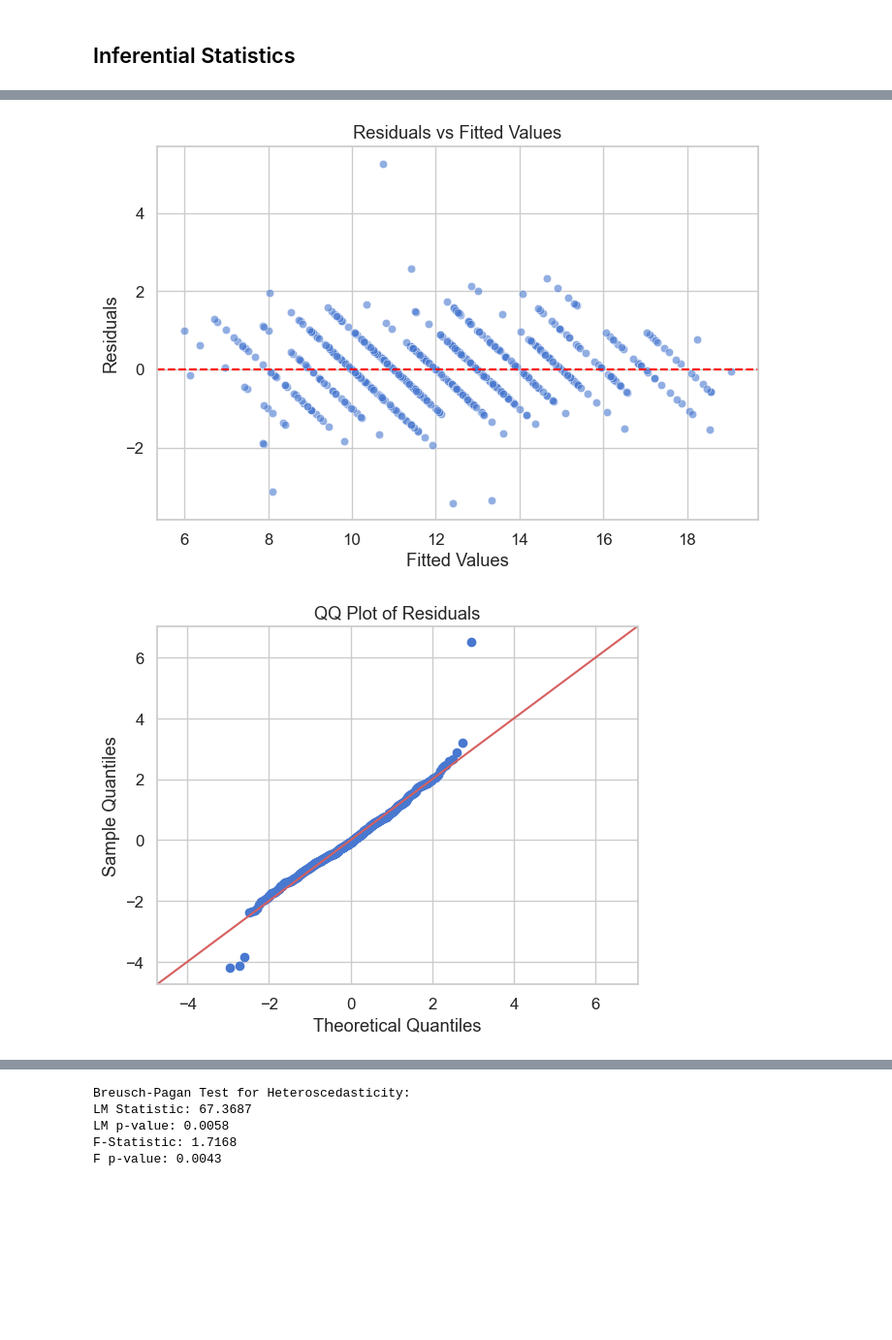
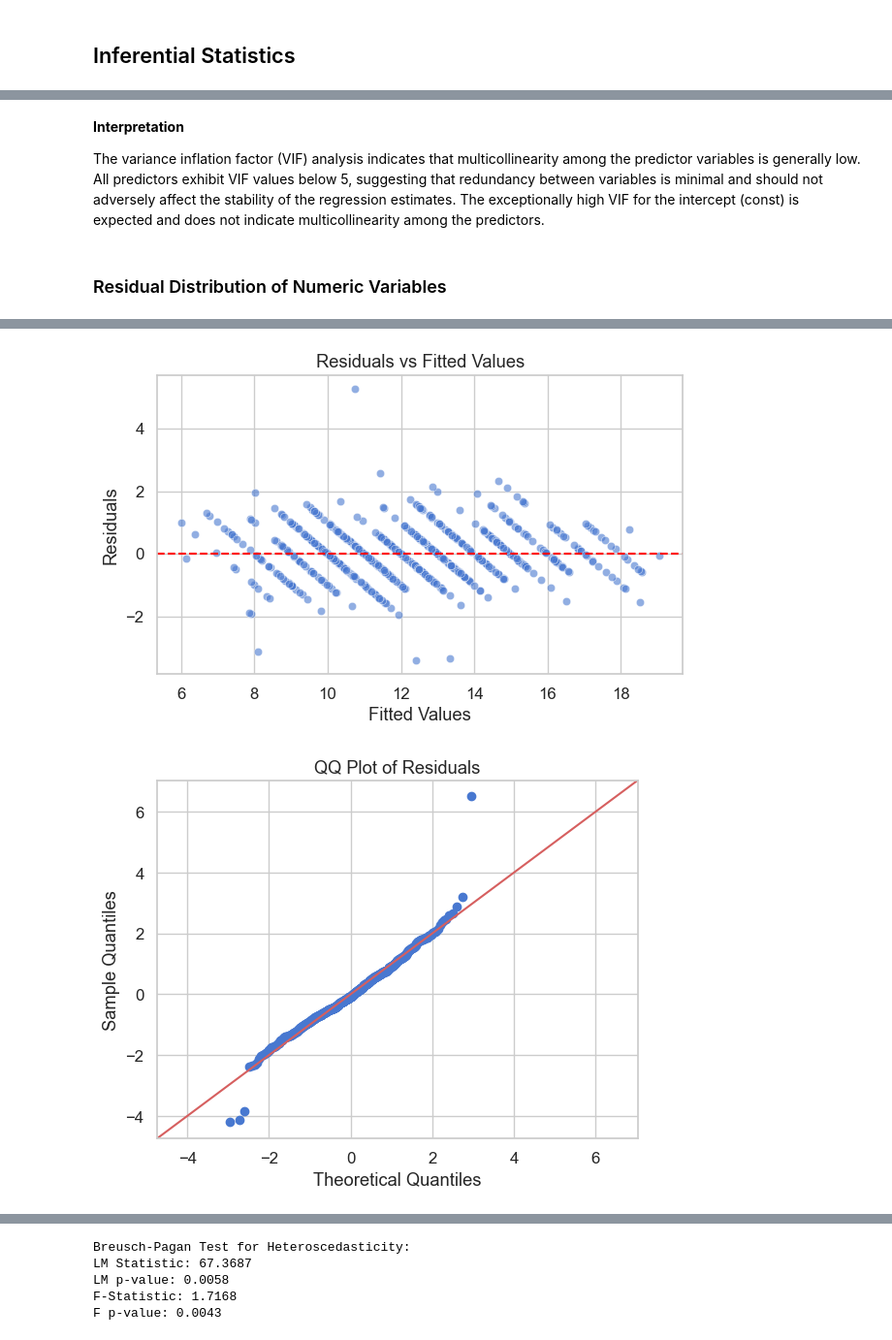
Before and after one commit to seanmcgowanx/aai-500-final-project-team-5, a Jupyter notebook: notebooks/main.ipynb, the cells around one changed output, grey strips where cells are left out. Shown at 97% size. Saved outputs shown, nothing was run; the diff lists cells and outputs as text; code cells hidden in the pictures; blank space fills up the shorter version.

```diff
--- a/notebooks/main.ipynb
+++ b/notebooks/main.ipynb
@@ -771,15 +790,0 @@ display(vif_data.sort_values(by="VIF", ascending=False))
-# %%
-# ------------------ 3. Recompute VIF for All Predictors with One-hot Encoded Multi-category Predictors ------------------
-
-# X = predictors only (after one-hot encoding)
-X = df_encoded.drop(columns=['G3'])
-X = sm.add_constant(X)  # add intercept
-
-# Compute VIF
-vif_data = pd.DataFrame()
-vif_data["Variable"] = X.columns
-vif_data["VIF"] = [variance_inflation_factor(X.values, i) for i in range(X.shape[1])]
-
-# Sort descending for readability
-vif_data = vif_data.sort_values(by="VIF", ascending=False).reset_index(drop=True)
-display(vif_data)
@@ -804,5 +791,11 @@ display(vif_data)
+# %% [markdown]
+**Interpretation**
+
+The variance inflation factor (VIF) analysis indicates that multicollinearity among the predictor variables is generally low. All predictors exhibit VIF values below 5, suggesting that redundancy between variables is minimal and should not adversely affect the stability of the regression estimates. The exceptionally high VIF for the intercept (const) is expected and does not indicate multicollinearity among the predictors.
+# %% [markdown]
+### Residual Distribution of Numeric Variables
 # %%
-# ------------------ 4. Fit Preliminary OLS Model to Check Residuals ------------------
+# ------------------ Fit Preliminary OLS Model to Check Residuals ------------------
 
 # Predictors (with one-hot encoding) and target
 X = df_encoded.drop(columns=['G3'])
@@ -816,63 +809,32 @@ prelim_model = sm.OLS(y, X.loc[y.index]).fit()  # align indices since using outl
 residuals = prelim_model.resid
 fitted = prelim_model.fittedvalues
 
-# Significant predictors at alpha = 0.05
-significant_vars = prelim_model.pvalues[prelim_model.pvalues < 0.05]
-print("Significant variables (p < 0.05):")
-print(significant_vars)
-
-# Optional: confidence intervals
-conf_int = prelim_model.conf_int()
-print("\nConfidence intervals:")
-print(conf_int.loc[significant_vars.index])
-
 # Summary
 print(prelim_model.summary())
 
-# ---------------- Residual Plots ----------------
+# Residual Plots
 
-plt.figure(figsize=(8,5))
+plt.figure(figsize=(7,4))
 sns.scatterplot(x=fitted, y=residuals, alpha=0.6)
 plt.axhline(0, color='red', linestyle='--')
 plt.xlabel("Fitted Values")
 plt.ylabel("Residuals")
 plt.title("Residuals vs Fitted Values")
+plt.savefig("../visualizations/residuals_vs_fitted.png", dpi=300, bbox_inches='tight')
 plt.show()
 
 # QQ Plot of residuals
 sm.qqplot(residuals, line='45', fit=True)
 plt.title("QQ Plot of Residuals")
+plt.savefig("../visualizations/qqplot_residuals.png", dpi=300, bbox_inches='tight')
 plt.show()
 
 # Histogram of residuals
-plt.figure(figsize=(8,5))
+plt.figure(figsize=(6,4))
 sns.histplot(residuals, kde=True, color='purple', bins=15)
+plt.xlabel("Residuals")
+plt.ylabel("Count")
 plt.title("Residual Distribution")
+plt.savefig("../visualizations/residuals_distribution.png", dpi=300, bbox_inches='tight')
 plt.show()
-
-# --------- Residuals vs Predictors Plots ---------
-
-# Combine numeric (excluding target) and ordinal predictors
-predictors_to_check = [col for col in numeric_vars if col != 'G3'] + ord_vars
-
-n_preds = len(predictors_to_check)
-n_cols = 3
-n_rows = int(np.ceil(n_preds / n_cols))
-
-plt.figure(figsize=(n_cols*5, n_rows*4))
-
-for i, col in enumerate(predictors_to_check):
-    plt.subplot(n_rows, n_cols, i+1)
-
-    # For ordinal predictors, jitter slightly for visibility
-    x = df_encoded[col] if col in numeric_vars else df_encoded[col] + np.random.normal(0, 0.05, size=len(df_encoded))
-
-    sns.scatterplot(x=x, y=residuals, alpha=0.5)
-    plt.axhline(0, color='red', linestyle='--')
-    plt.xlabel(col, fontsize=10)
-    plt.ylabel('Residuals', fontsize=10)
-    plt.title(f'Residuals vs {col}', fontsize=11)
-
-plt.tight_layout()
-plt.show()
 # %% [output]
@@ -892,6 +854,6 @@ dtype: float64
 ==============================================================================
 
 Notes:
 [1] Standard Errors assume that the covariance matrix of the errors is correctly specified.
-[figure, old version]
+[figure, new version]
 [figure]
```
Also changed, not shown: parts of 72 cells of this notebook, 24 other files.
